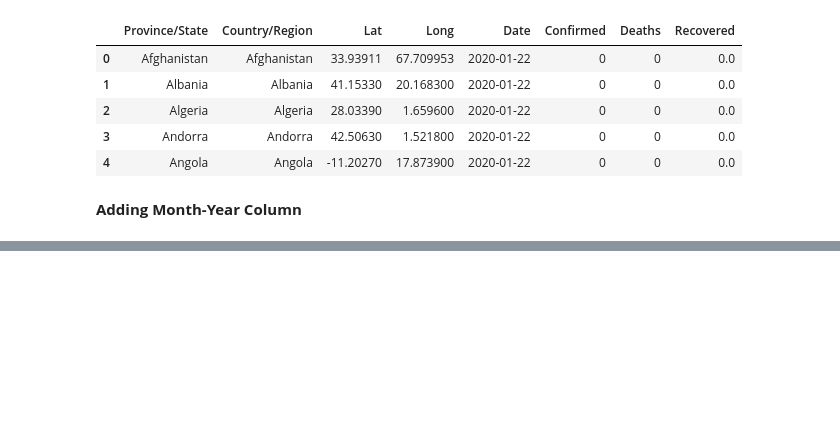
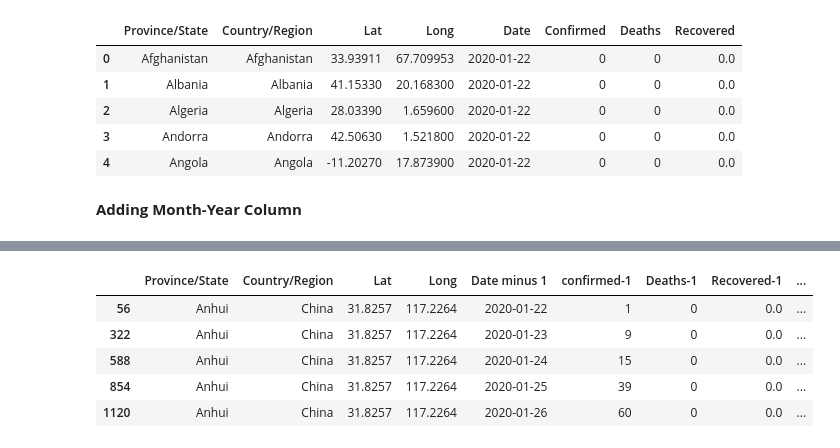
Before and after one commit to udaytak/CoronaVirus-Evolution-PowerBI, a Jupyter notebook: Corona Virus BI Project.ipynb, the cells around one changed output, grey strips where cells are left out. Saved outputs shown, nothing was run; the diff lists cells and outputs as text; code cells hidden in the pictures; blank space fills up the shorter version.

```diff
--- a/Corona Virus BI Project.ipynb
+++ b/Corona Virus BI Project.ipynb
@@ -255,0 +292,12 @@ full_join.head()
+# %%
+#renaming to confirmed-1,Deaths-1,Recovered-1 columns.
+full_join2.rename(columns={'Confirmed': 'Confirmed-1', 'Deaths':'Deaths-1', 'Recovered':'Recovered-1',
+                           'Date':'Date minus 1'}, inplace=True)
+full_join2.head()
+# %% [output]
+|  | Province/State | Country/Region | Lat | Long | Date minus 1 | confirmed-1 | Deaths-1 | Recovered-1 | ... |
+| 56 | Anhui | China | 31.8257 | 117.2264 | 2020-01-22 | 1 | 0 | 0.0 | ... |
+| 322 | Anhui | China | 31.8257 | 117.2264 | 2020-01-23 | 9 | 0 | 0.0 | ... |
+| 588 | Anhui | China | 31.8257 | 117.2264 | 2020-01-24 | 15 | 0 | 0.0 | ... |
+| 854 | Anhui | China | 31.8257 | 117.2264 | 2020-01-25 | 39 | 0 | 0.0 | ... |
+| 1120 | Anhui | China | 31.8257 | 117.2264 | 2020-01-26 | 60 | 0 | 0.0 | ... |
```
Also changed, not shown: parts of 7 cells of this notebook.
